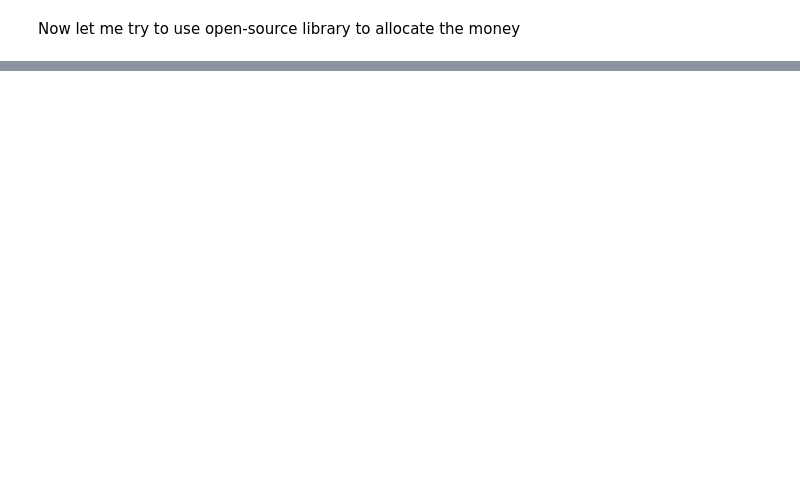
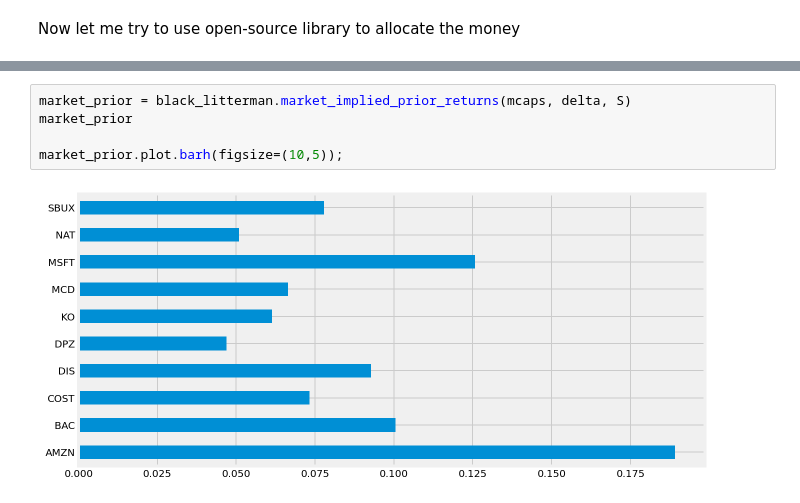
Before and after one commit to KingYuanSun/Individual-Projects-Finance, a Jupyter notebook: PortfolioOptimization_EfficientFrontier.ipynb, the cells around one changed output, grey strips where cells are left out. Cells and saved outputs as stored; diff of their text form; blank space fills up the shorter version.

```diff
--- a/PortfolioOptimization_EfficientFrontier.ipynb
+++ b/PortfolioOptimization_EfficientFrontier.ipynb
@@ -354,0 +392,7 @@ Funds remaining: $180.34
+# %%
+market_prior = black_litterman.market_implied_prior_returns(mcaps, delta, S)
+market_prior
+
+market_prior.plot.barh(figsize=(10,5));
+# %% [output]
+[figure, added]
```
Also changed, not shown: parts of 19 cells of this notebook.
